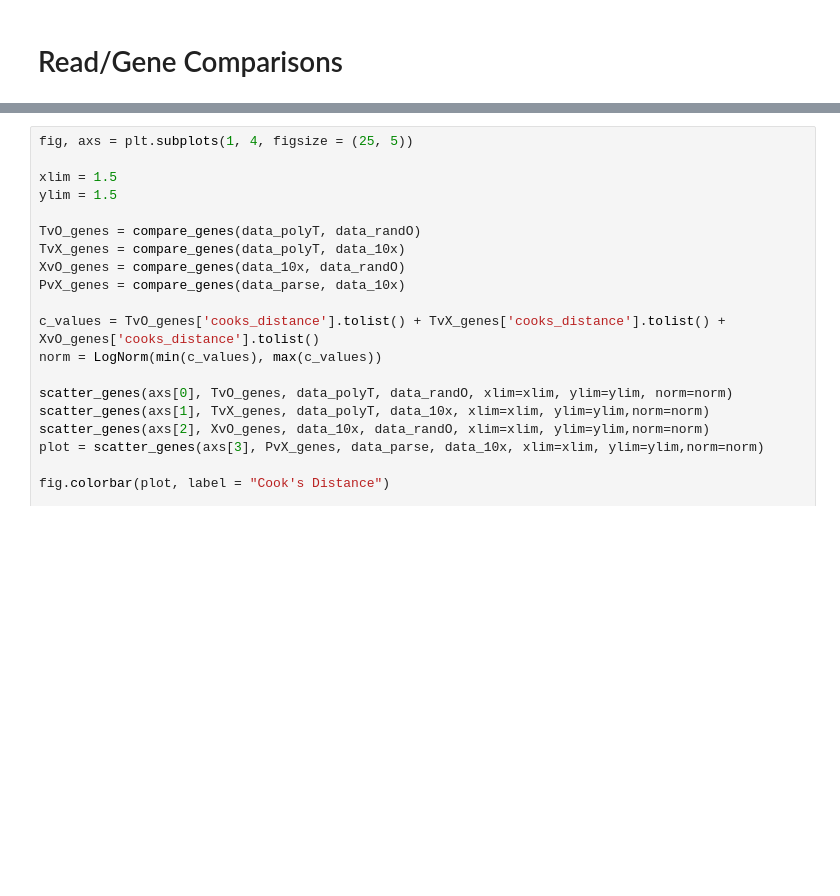
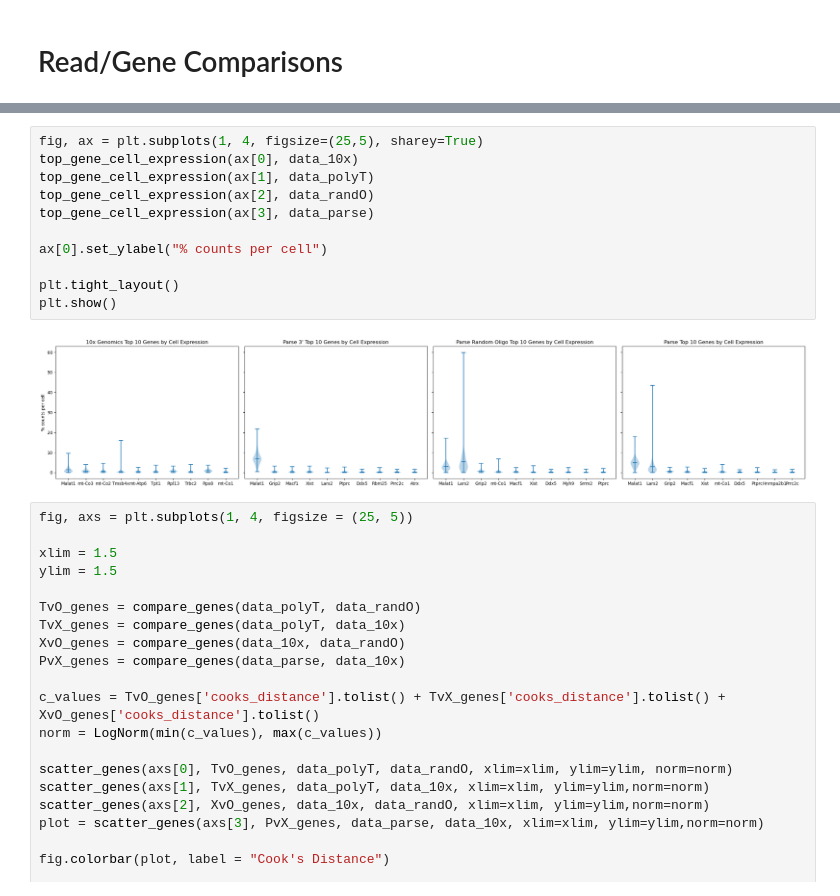
Before and after one commit to mcaskey6/10XvParse, a Jupyter notebook: Analysis 1/combo_test.ipynb, the cells around one changed output, grey strips where cells are left out. Drawn from its saved outputs; the diff is of its cells as text; blank space fills up the shorter version.

```diff
--- a/Analysis 1/combo_test.ipynb
+++ b/Analysis 1/combo_test.ipynb
@@ -244,3 +287,16 @@ plt.show()
+# %%
+fig, ax = plt.subplots(1, 4, figsize=(25,5), sharey=True)
+top_gene_cell_expression(ax[0], data_10x)
+top_gene_cell_expression(ax[1], data_polyT)
+top_gene_cell_expression(ax[2], data_randO)
+top_gene_cell_expression(ax[3], data_parse)
+
+ax[0].set_ylabel("% counts per cell")
+
+plt.tight_layout()
+plt.show()
+# %% [output]
+[figure, added]
 # %%
 fig, axs = plt.subplots(1, 4, figsize = (25, 5))
 
```
Also changed, not shown: parts of 21 cells of this notebook, 1 other file.
